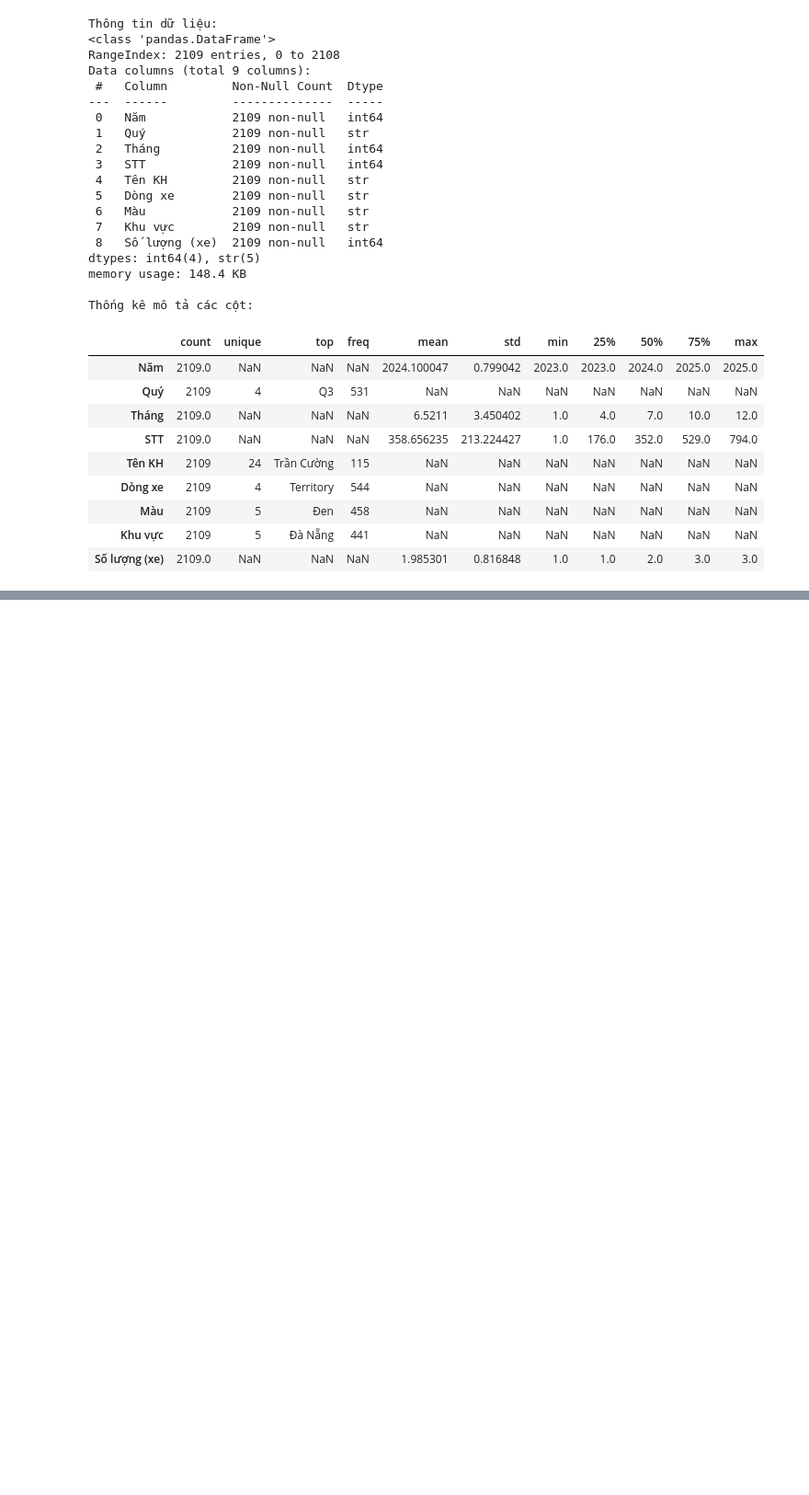
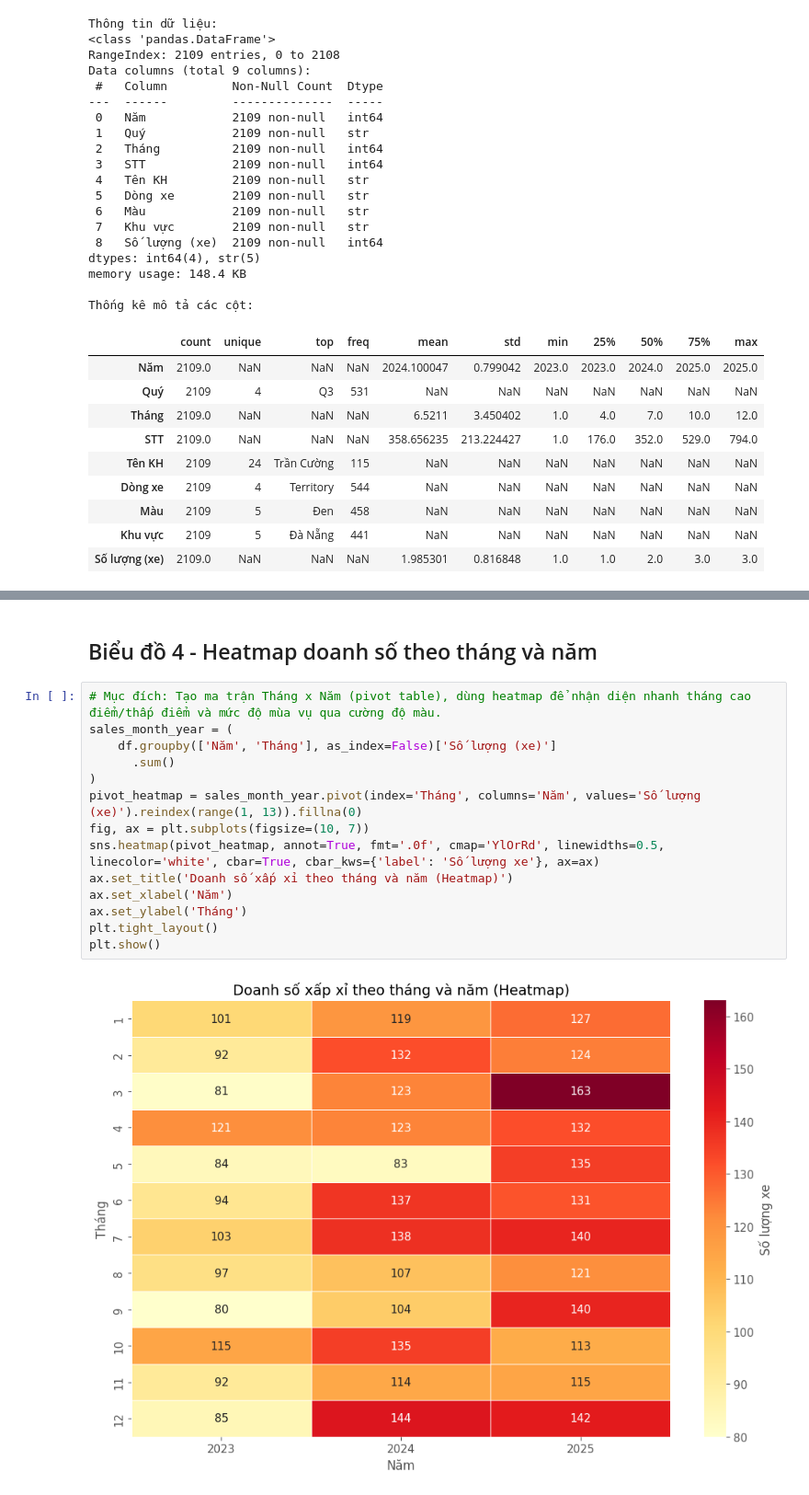
Before and after one commit to lemon-01/cd3, a Jupyter notebook: Ford_Sales_Analysis_2023_2025.ipynb, the cells around one changed output, grey strips where cells are left out. Shown at 92% size. Cells and saved outputs as stored; diff of their text form; blank space fills up the shorter version.

```diff
--- a/Ford_Sales_Analysis_2023_2025.ipynb
+++ b/Ford_Sales_Analysis_2023_2025.ipynb
@@ -340,0 +170,18 @@ Notebook được chia theo từng phần độc lập để dễ chạy từng
+# %% [markdown]
+## Biểu đồ 4 - Heatmap doanh số theo tháng và năm
+# %%
+# Mục đích: Tạo ma trận Tháng x Năm (pivot table), dùng heatmap để nhận diện nhanh tháng cao điểm/thấp điểm và mức độ mùa vụ qua cường độ màu.
+sales_month_year = (
+    df.groupby(['Năm', 'Tháng'], as_index=False)['Số lượng (xe)']
+      .sum()
+)
+pivot_heatmap = sales_month_year.pivot(index='Tháng', columns='Năm', values='Số lượng (xe)').reindex(range(1, 13)).fillna(0)
+fig, ax = plt.subplots(figsize=(10, 7))
+sns.heatmap(pivot_heatmap, annot=True, fmt='.0f', cmap='YlOrRd', linewidths=0.5, linecolor='white', cbar=True, cbar_kws={'label': 'Số lượng xe'}, ax=ax)
+ax.set_title('Doanh số xấp xỉ theo tháng và năm (Heatmap)')
+ax.set_xlabel('Năm')
+ax.set_ylabel('Tháng')
+plt.tight_layout()
+plt.show()
+# %% [output]
+[figure, added]
```
Also changed, not shown: parts of 58 cells of this notebook, 1 other file.
